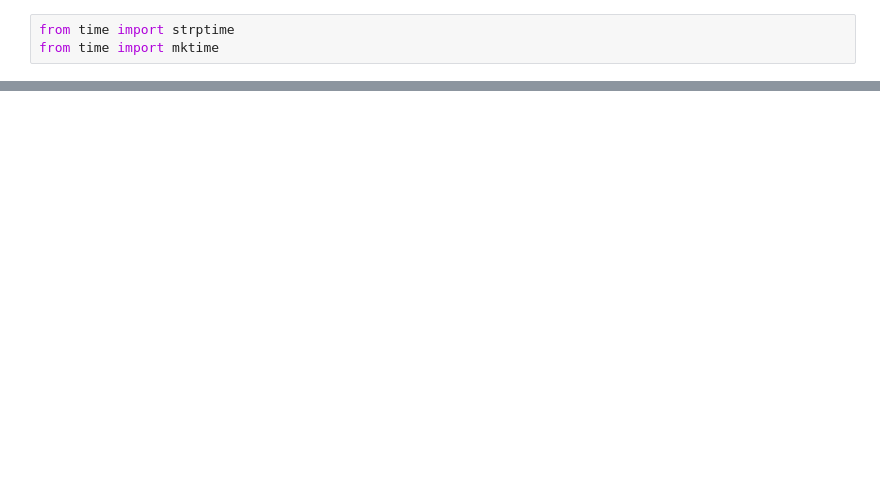
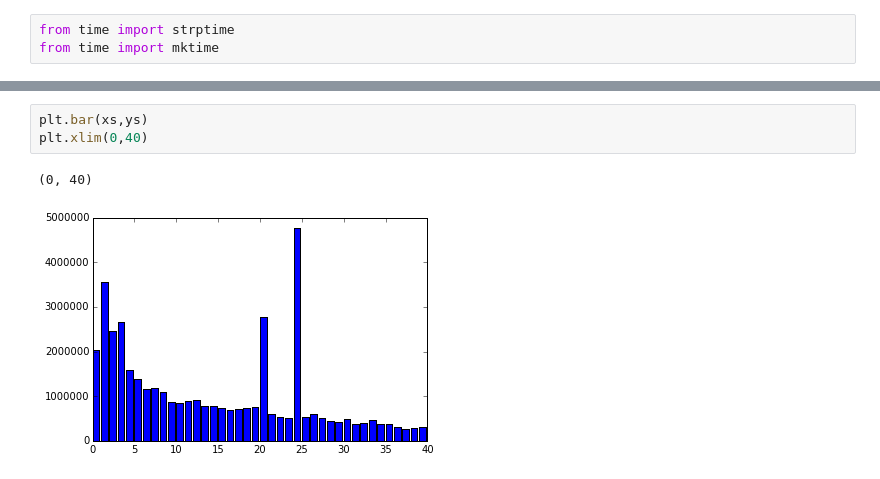
Before and after one commit to CexBomb/Master_Data_Science_Repo, a Jupyter notebook: Spark/Dia 2/Ejercicio_cogroup.ipynb, the cells around one changed output, grey strips where cells are left out. Drawn from its saved outputs; the diff is of its cells as text; blank space fills up the shorter version.

```diff
--- a/Spark/Dia 2/Ejercicio_cogroup.ipynb
+++ b/Spark/Dia 2/Ejercicio_cogroup.ipynb
@@ -211,0 +310,6 @@ r.mapValues(lambda dif: dif/(3600*24)).map(lambda x: (int(x[1]),1)).reduceByKey(
+# %%
+plt.bar(xs,ys)
+plt.xlim(0,40)
+# %% [output]
+(0, 40)
+[figure, added]
```
Also changed, not shown: parts of 69 cells of this notebook, 19 other files.
